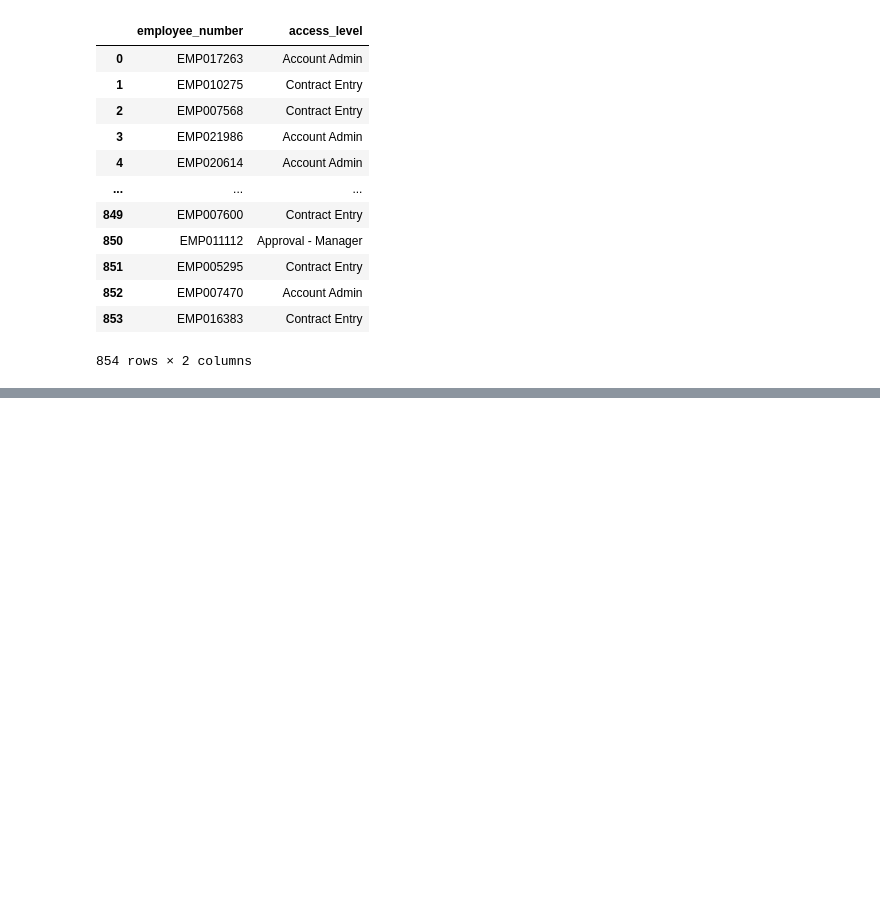
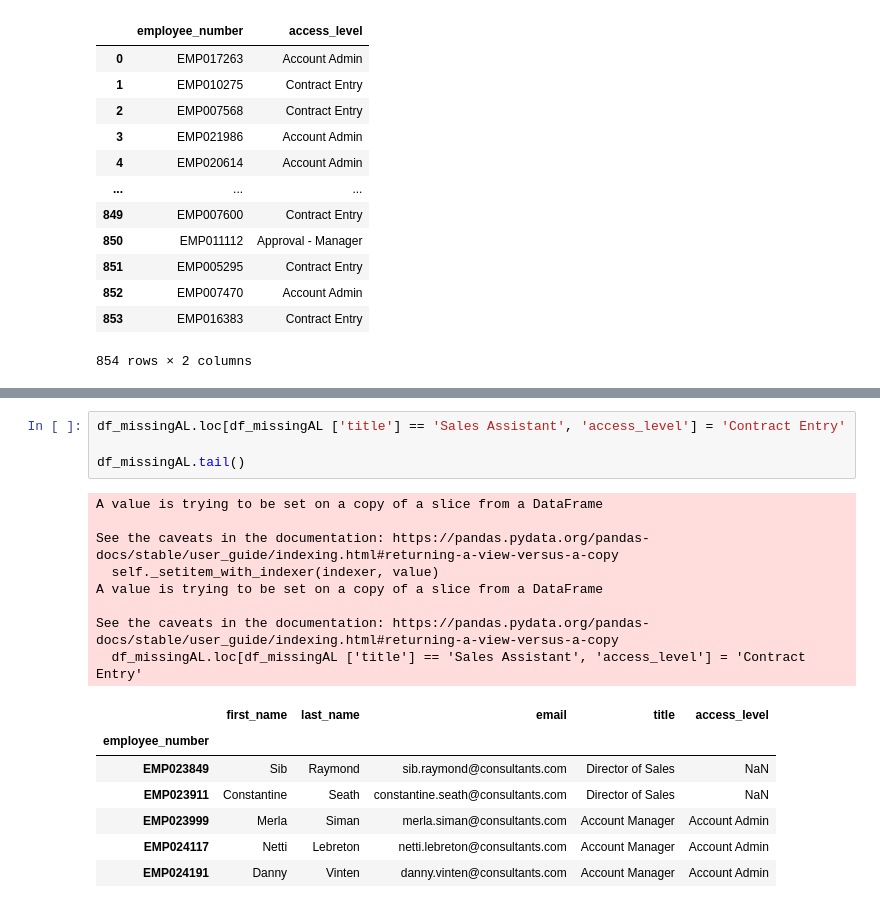
Before and after one commit to courtneyj21/user_access_logs, a Jupyter notebook: User Access Logs .ipynb, the cells around one changed output, grey strips where cells are left out. Saved outputs shown, nothing was run; the diff lists cells and outputs as text; blank space fills up the shorter version.

```diff
--- a/User Access Logs .ipynb
+++ b/User Access Logs .ipynb
@@ -122,0 +106,20 @@ subset_df.tail()
+# %%
+df_missingAL.loc[df_missingAL ['title'] == 'Sales Assistant', 'access_level'] = 'Contract Entry'
+
+df_missingAL.tail()
+# %% [output]
+A value is trying to be set on a copy of a slice from a DataFrame
+
+See the caveats in the documentation: https://pandas.pydata.org/pandas-docs/stable/user_guide/indexing.html#returning-a-view-versus-a-copy
+  self._setitem_with_indexer(indexer, value)
+A value is trying to be set on a copy of a slice from a DataFrame
+
+See the caveats in the documentation: https://pandas.pydata.org/pandas-docs/stable/user_guide/indexing.html#returning-a-view-versus-a-copy
+  df_missingAL.loc[df_missingAL ['title'] == 'Sales Assistant', 'access_level'] = 'Contract Entry'
+|  | first_name | last_name | email | title | access_level |
+| employee_number |  |  |  |  |  |
+| EMP023849 | Sib | Raymond | sib.raymond@consultants.com | Director of Sales | NaN |
+| EMP023911 | Constantine | Seath | constantine.seath@consultants.com | Director of Sales | NaN |
+| EMP023999 | Merla | Siman | merla.siman@consultants.com | Account Manager | Account Admin |
+| EMP024117 | Netti | Lebreton | netti.lebreton@consultants.com | Account Manager | Account Admin |
+| EMP024191 | Danny | Vinten | danny.vinten@consultants.com | Account Manager | Account Admin |
```
Also changed, not shown: parts of 10 cells of this notebook.
